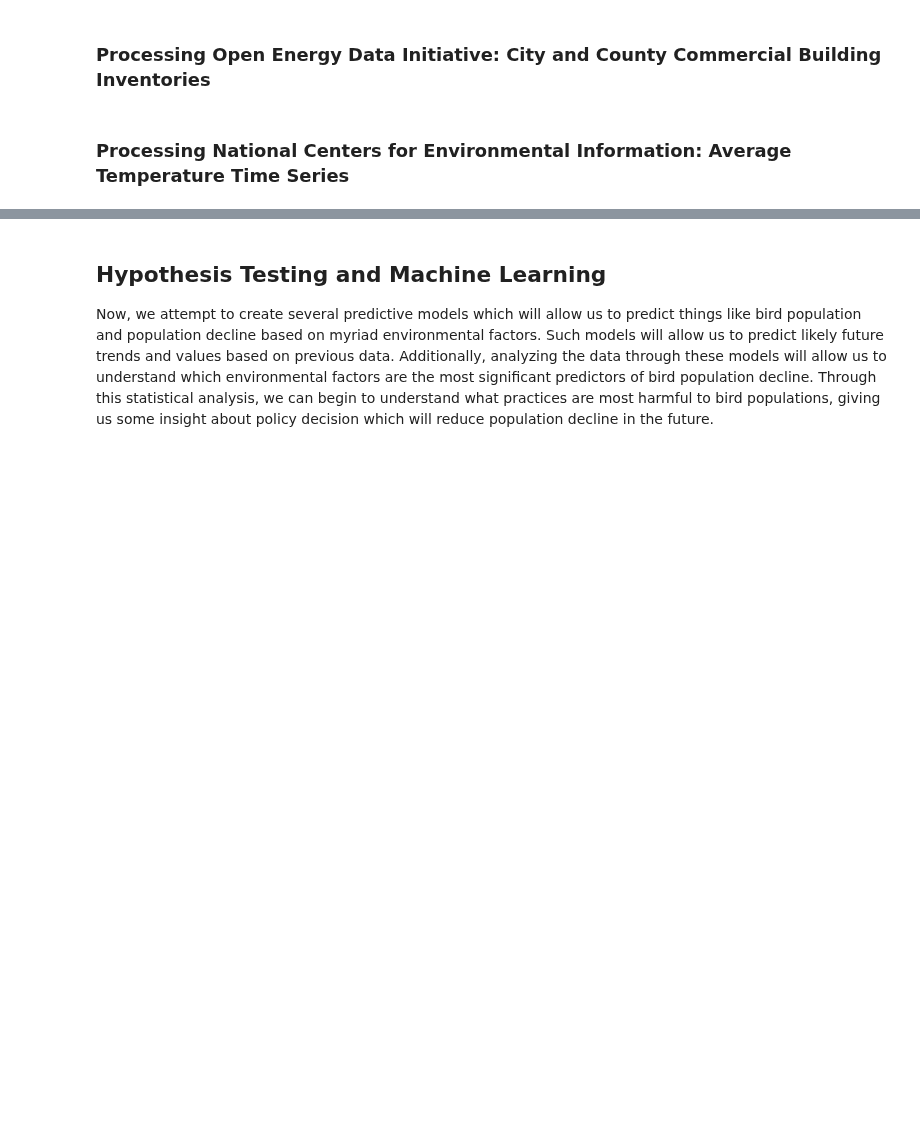
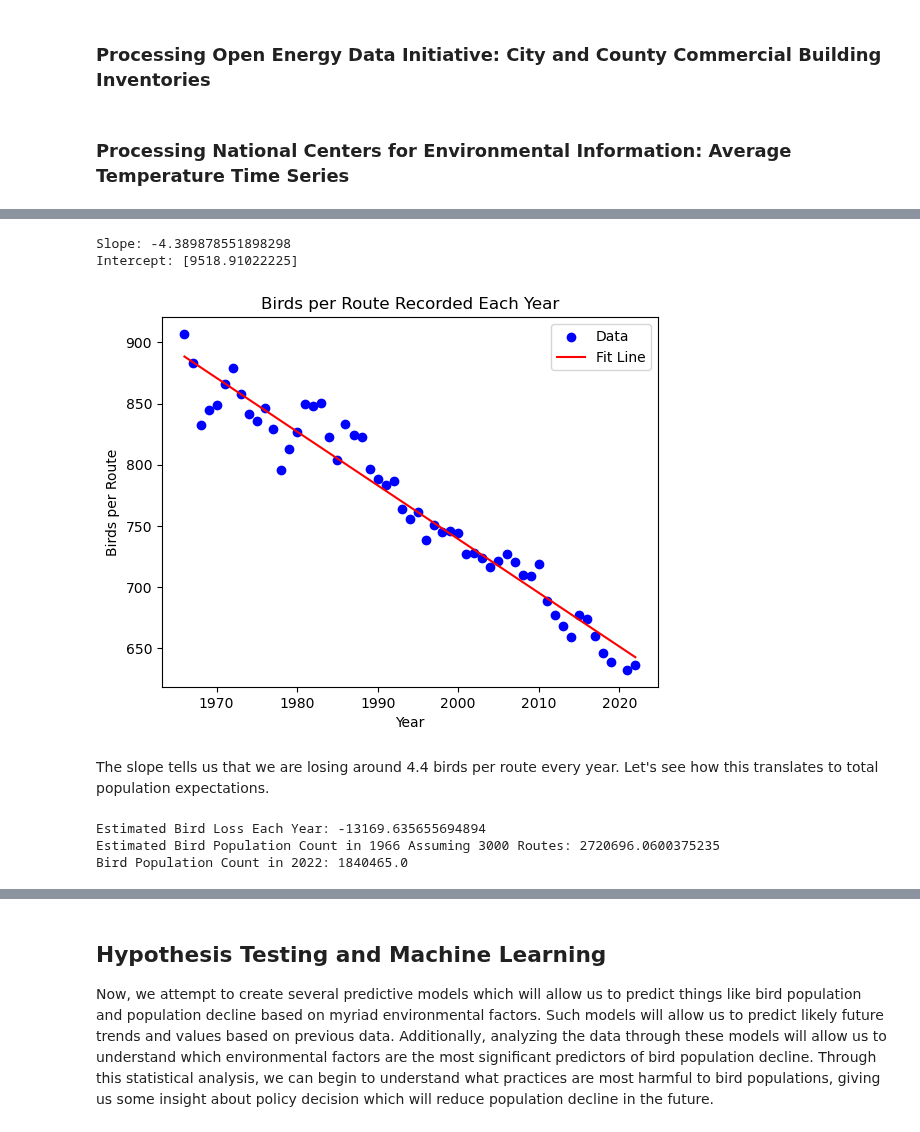
Before and after one commit to Calvin-Davis/CMSC320-FinalProject-Birds, a Jupyter notebook: Code/compiled_submission.ipynb, the cells around one changed output, grey strips where cells are left out. Saved outputs shown, nothing was run; the diff lists cells and outputs as text; code cells hidden in the pictures; blank space fills up the shorter version.

```diff
--- a/Code/compiled_submission.ipynb
+++ b/Code/compiled_submission.ipynb
@@ -434,0 +439,45 @@ We are interested in both spatial and temporal relationships in the data. In oth
+# %%
+# Structure the data for use in Linear Regression
+years = np.reshape(np.array(birds_by_year['Year']), (-1, 1))
+birds_per_route = np.reshape(np.array(birds_by_year['BirdsPerRoute']), (-1, 1))
+
+# Make the LinearRegression Fit
+birds_by_year_reg = LinearRegression().fit(years, birds_per_route)
+birds_by_year_slope = birds_by_year_reg.coef_[0, 0]
+birds_by_year_int = birds_by_year_reg.intercept_
+print('Slope: ' + str(birds_by_year_slope))
+print('Intercept: ' + str(birds_by_year_int))
+
+# Plot the relationship with a trend/fit line
+plt.scatter(birds_by_year['Year'], birds_by_year['BirdsPerRoute'], color='blue', label='Data')
+plt.title("Birds per Route Recorded Each Year")
+plt.xlabel("Year")
+plt.ylabel("Birds per Route")
+plt.plot(birds_by_year['Year'], birds_by_year_int + birds_by_year_slope*birds_by_year['Year'], label='Fit Line', color='red')
+plt.legend()
+plt.show()
+# %% [output]
+Slope: -4.389878551898298
+Intercept: [9518.91022225]
+[figure, added]
+# %% [markdown]
+The slope tells us that we are losing around 4.4 birds per route every year. Let's see how this translates to total population expectations.
+# %%
+# Using an estimated 3000 total routes, calculate how many birds are lost each year (on average)
+# TODO get exact number of routes for 2022?
+routes = 3000
+bird_loss = routes*birds_by_year_slope
+print('Estimated Bird Loss Each Year: ' + str(bird_loss))
+
+# Calculate the number of birds we would have seen in 1966 if we had 3000 routes
+bird_pop_1966 = routes*birds_by_year.at[0, 'BirdsPerRoute']
+
+print('Estimated Bird Population Count in 1966 Assuming 3000 Routes: ' + str(bird_pop_1966))
+
+#print(birds_by_year.loc[birds_by_year['Year']==2022])
+bird_pop_2022 = birds_by_year.loc[55, 'SpeciesTotal'] #TODO
+print('Bird Population Count in 2022: ' + str(bird_pop_2022))
+# %% [output]
+Estimated Bird Loss Each Year: -13169.635655694894
+Estimated Bird Population Count in 1966 Assuming 3000 Routes: 2720696.0600375235
+Bird Population Count in 2022: 1840465.0
```
Also changed, not shown: parts of 19 cells of this notebook, 5 other files.
